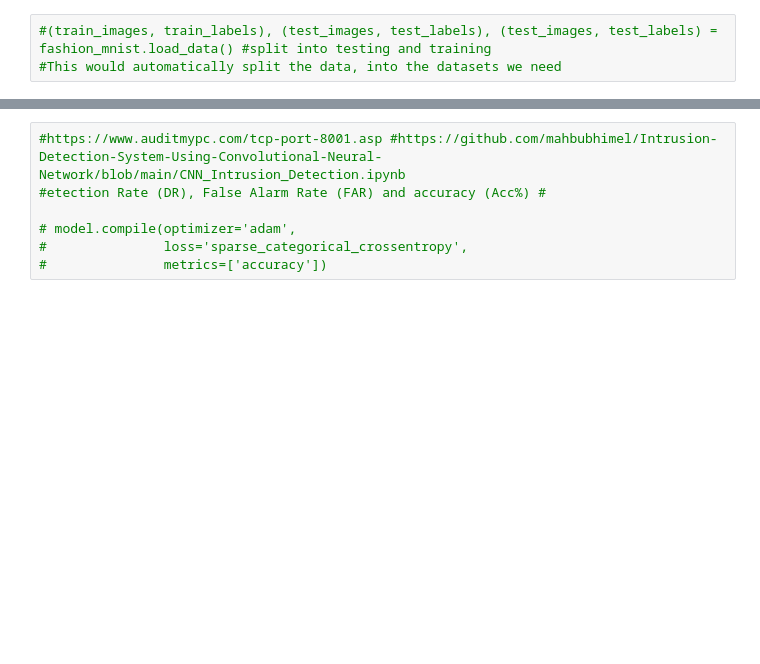
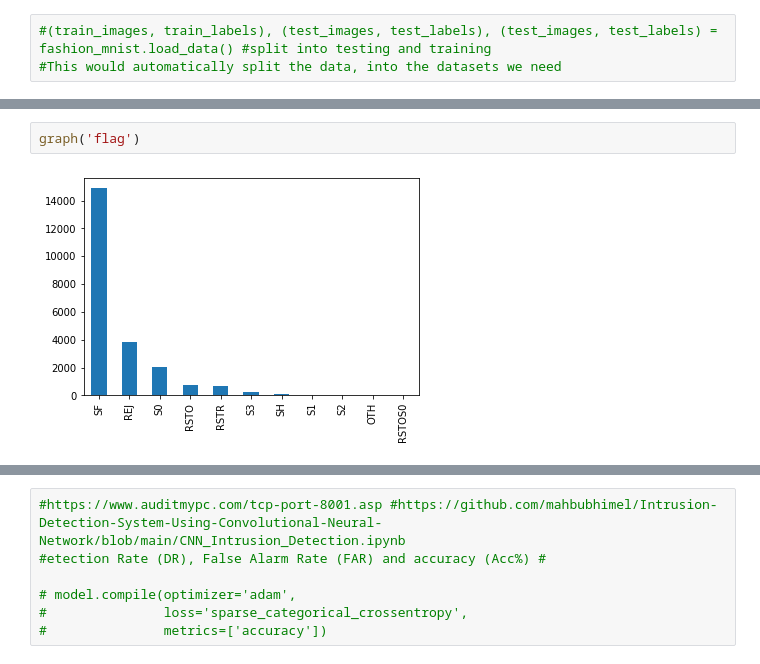
Before and after one commit to topcat101-cmd/Nids-using-TranferLearning, a Jupyter notebook: Nids_intrusion_detection_system.ipynb, the cells around one changed output, grey strips where cells are left out. Saved outputs shown, nothing was run; the diff lists cells and outputs as text; blank space fills up the shorter version.

```diff
--- a/Nids_intrusion_detection_system.ipynb
+++ b/Nids_intrusion_detection_system.ipynb
@@ -94,0 +188,4 @@ test_dat1.describe()#gives us diffrent calculation in a chart, such as count, me
+# %%
+graph('flag')
+# %% [output]
+[figure, added]
```
Also changed, not shown: parts of 25 cells of this notebook.
